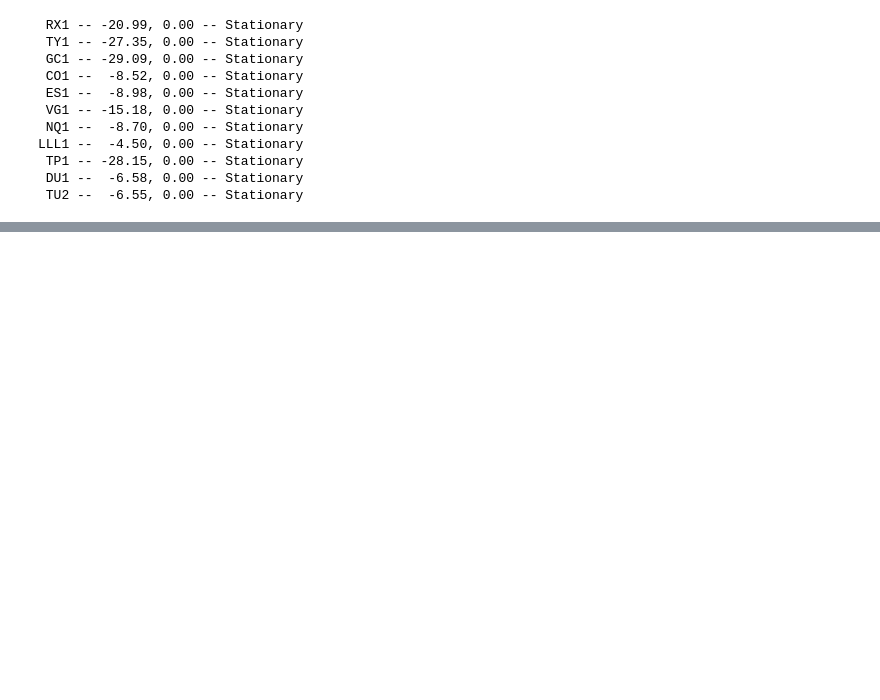
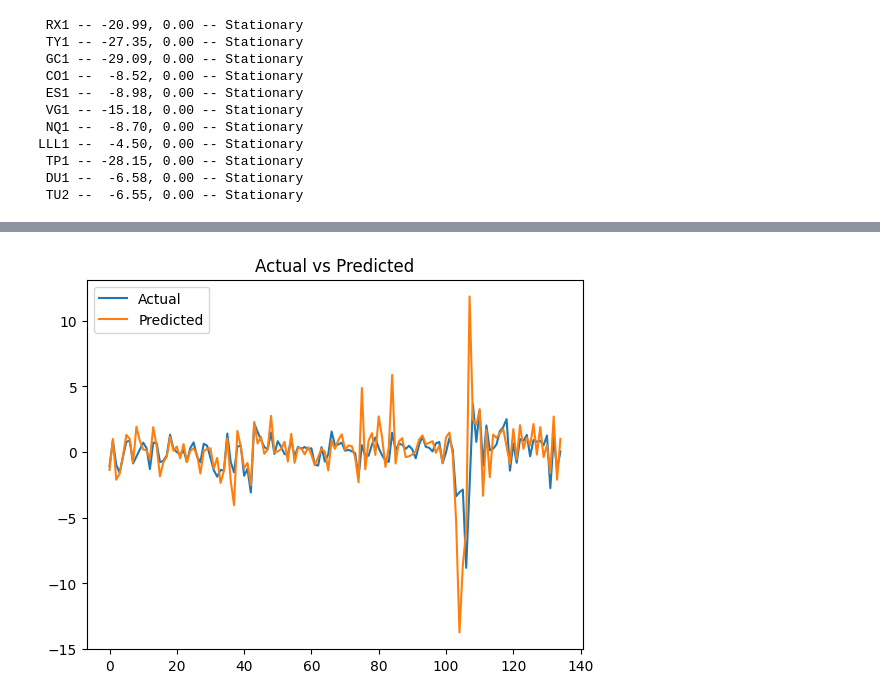
Before and after one commit to jstringara/Fintech, a Jupyter notebook: FinalProject/neuralReplication.ipynb, the cells around one changed output, grey strips where cells are left out. Saved outputs shown, nothing was run; the diff lists cells and outputs as text; code cells hidden in the pictures; blank space fills up the shorter version.

```diff
--- a/FinalProject/neuralReplication.ipynb
+++ b/FinalProject/neuralReplication.ipynb
@@ -317,22 +357,0 @@ _________________________________________________________________
-# %%
-# test on the test set
-y_pred = model.testing_model.predict(X_test)
-
-# multiply the predicted weights by the test set prices
-y_pred = y_pred * X_test[:, -1, :]
-
-# sum the rows to get the portfolio values
-y_pred = y_pred.sum(axis=1)
-
-# cast to a pandas series both the predicted and the true test set values
-y_pred = pd.DataFrame(y_pred, columns=['Predicted Portfolio'])
-y_test = pd.DataFrame(y_test, columns=['Portfolio Value'])
-
-# plot the predicted and the true test set values
-y_pred_plot = y_pred.plot()
-y_test.plot(ax=y_pred_plot)
-y_pred_plot.set_ylabel('Portfolio Value')
-y_pred_plot.set_xlabel('Date')
-y_pred_plot.set_title('Predicted and True Portfolio Values')
-y_pred_plot.legend(['Predicted', 'True'], loc='best')
-plt.show()
@@ -341,0 +358,11 @@ plt.show()
+# %%
+# make predictions on the test set
+y_pred = model.predict([x_test, sw_test])
+
+# plot the predictions against the actual values
+plt.plot(y_test, label='Actual')
+plt.plot(y_pred, label='Predicted')
+plt.legend()
+plt.title('Actual vs Predicted')
+plt.show()
+# %% [output]
@@ -341,0 +370 @@ plt.show()
+[figure, added]
```
Also changed, not shown: parts of 20 cells of this notebook, 1 other file.
